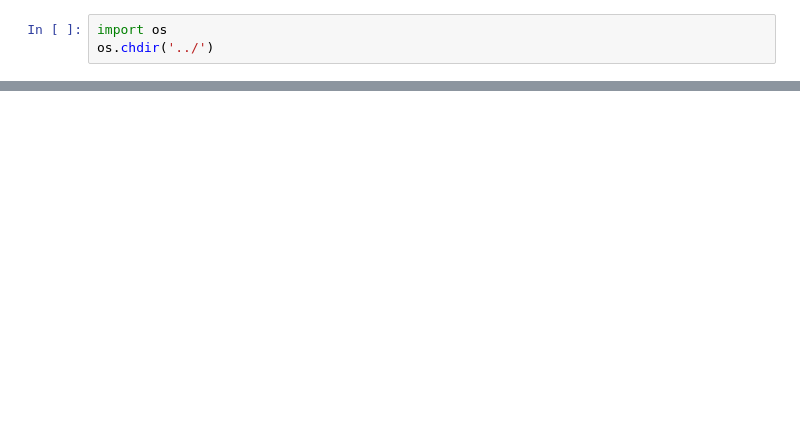
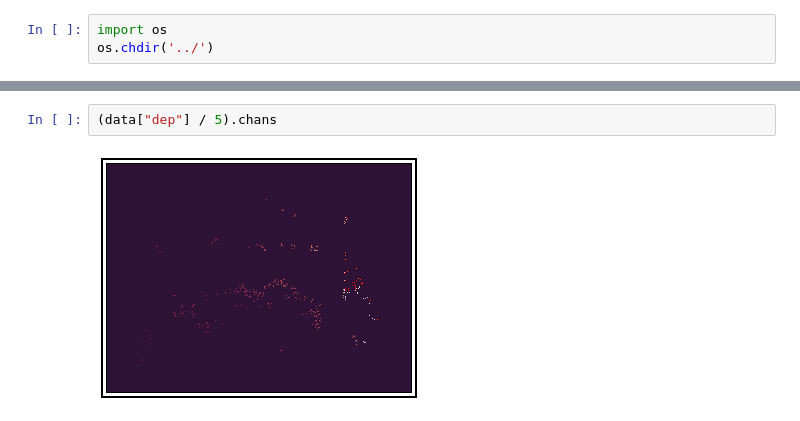
Before and after one commit to jk4011/SparseDC, a Jupyter notebook: notebooks/affine_vs_dbscan.ipynb, the cells around one changed output, grey strips where cells are left out. Drawn from its saved outputs; the diff is of its cells as text; blank space fills up the shorter version.

```diff
--- a/notebooks/affine_vs_dbscan.ipynb
+++ b/notebooks/affine_vs_dbscan.ipynb
@@ -117,0 +29,4 @@ affine_diff.chans
+# %%
+(data["dep"] / 5).chans
+# %% [output]
+[figure, added]
```
Also changed, not shown: parts of 39 cells of this notebook, 6 other files.
